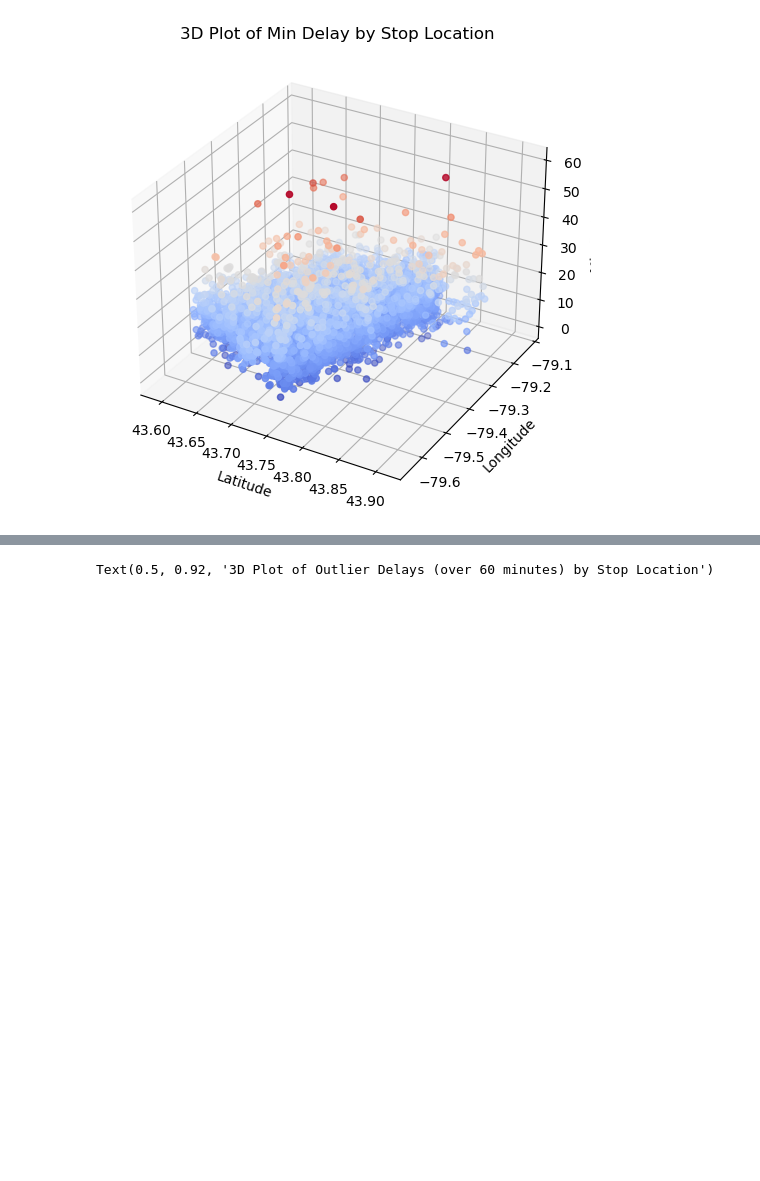
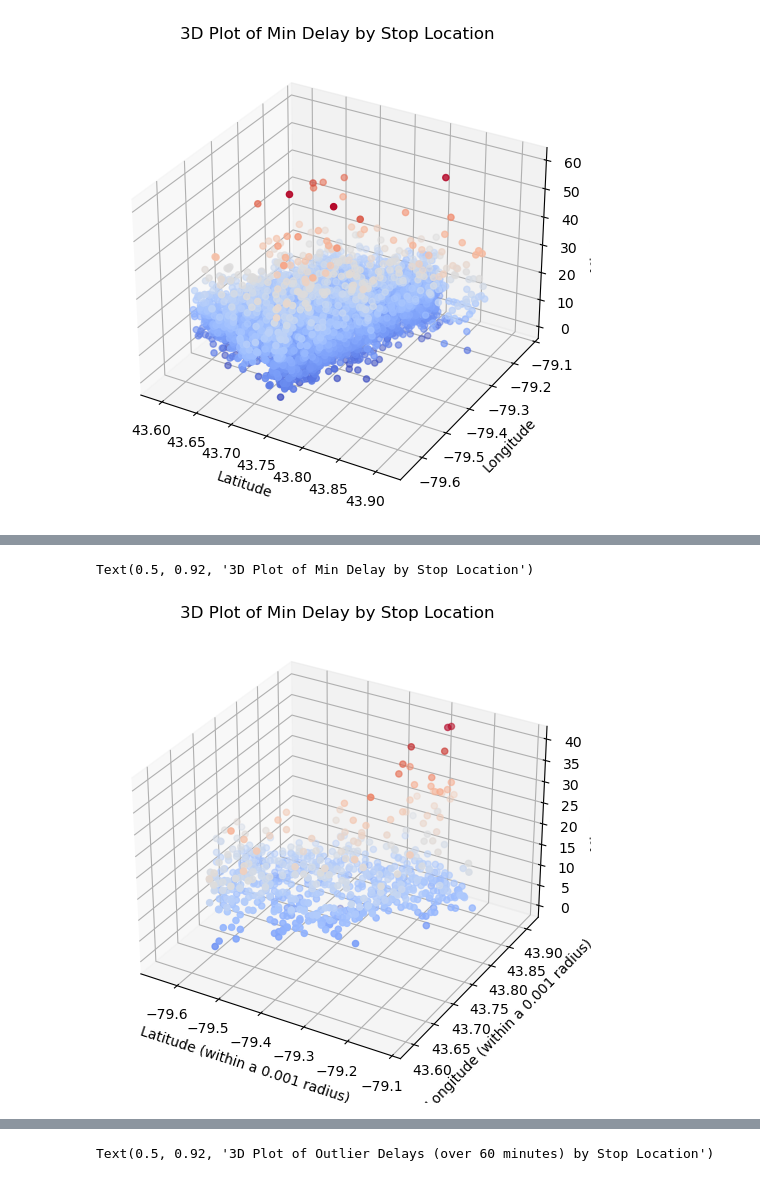
Before and after one commit to michelleyucollins/TardyTerminatorCommittee, a Jupyter notebook: bus_analysis/latlong_analysis.ipynb, the cells around one changed output, grey strips where cells are left out. Cells and saved outputs as stored; diff of their text form; code cells hidden in the pictures; blank space fills up the shorter version.

```diff
--- a/bus_analysis/latlong_analysis.ipynb
+++ b/bus_analysis/latlong_analysis.ipynb
@@ -74,0 +132,11 @@ plt.show()
+# %%
+fig1 = plt.figure(figsize=(10, 6))
+ax1 = fig1.add_subplot(111, projection='3d')
+ax1.scatter(blurred_lon, blurred_lat, blurred_delay, c=blurred_delay, cmap='coolwarm', marker='o')
+ax1.set_xlabel("Latitude (within a 0.001 radius)")
+ax1.set_ylabel("Longitude (within a 0.001 radius)")
+ax1.set_zlabel("Min Delay")
+ax1.set_title("3D Plot of Min Delay by Stop Location")
+# %% [output]
+Text(0.5, 0.92, '3D Plot of Min Delay by Stop Location')
+[figure, added]
```
Also changed, not shown: parts of 18 cells of this notebook, 4 other files.
